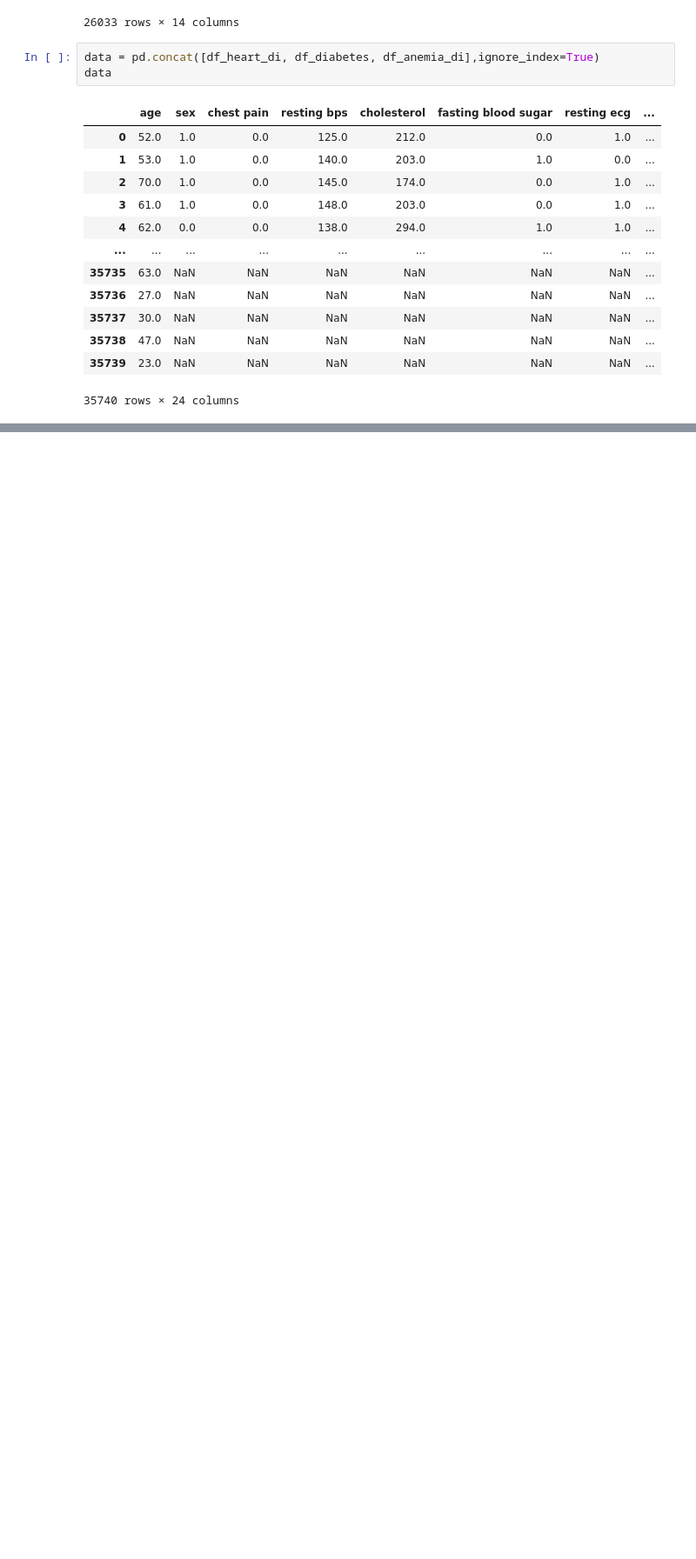
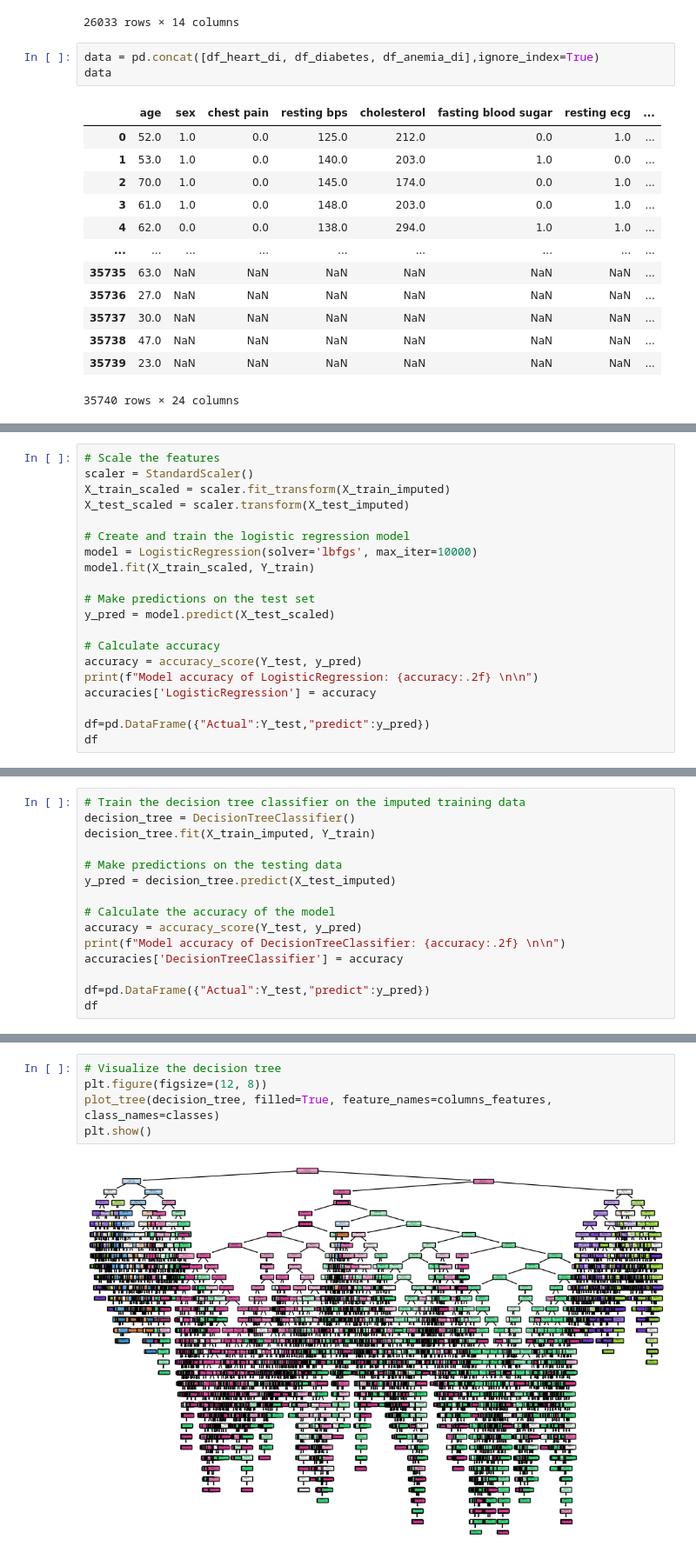
Before and after one commit to rajvi-collab/Disease_Detection, a Jupyter notebook: disease_detection.ipynb, the cells around one changed output, grey strips where cells are left out. Shown at 87% size. Drawn from its saved outputs; the diff is of its cells as text; blank space fills up the shorter version.

```diff
--- a/disease_detection.ipynb
+++ b/disease_detection.ipynb
@@ -229,0 +247,20 @@ print("Accuracies:", accuracies)
+# %%
+# Scale the features
+scaler = StandardScaler()
+X_train_scaled = scaler.fit_transform(X_train_imputed)
+X_test_scaled = scaler.transform(X_test_imputed)
+
+# Create and train the logistic regression model
+model = LogisticRegression(solver='lbfgs', max_iter=10000)
+model.fit(X_train_scaled, Y_train)
+
+# Make predictions on the test set
+y_pred = model.predict(X_test_scaled)
+
+# Calculate accuracy
+accuracy = accuracy_score(Y_test, y_pred)
+print(f"Model accuracy of LogisticRegression: {accuracy:.2f} \n\n")
+accuracies['LogisticRegression'] = accuracy
+
+df=pd.DataFrame({"Actual":Y_test,"predict":y_pred})
+df
@@ -229,0 +303,15 @@ print("Accuracies:", accuracies)
+# %%
+# Train the decision tree classifier on the imputed training data
+decision_tree = DecisionTreeClassifier()
+decision_tree.fit(X_train_imputed, Y_train)
+
+# Make predictions on the testing data
+y_pred = decision_tree.predict(X_test_imputed)
+
+# Calculate the accuracy of the model
+accuracy = accuracy_score(Y_test, y_pred)
+print(f"Model accuracy of DecisionTreeClassifier: {accuracy:.2f} \n\n")
+accuracies['DecisionTreeClassifier'] = accuracy
+
+df=pd.DataFrame({"Actual":Y_test,"predict":y_pred})
+df
@@ -229,0 +354,7 @@ print("Accuracies:", accuracies)
+# %%
+# Visualize the decision tree
+plt.figure(figsize=(12, 8))
+plot_tree(decision_tree, filled=True, feature_names=columns_features, class_names=classes)
+plt.show()
+# %% [output]
+[figure, added]
```
Also changed, not shown: parts of 35 cells of this notebook.
